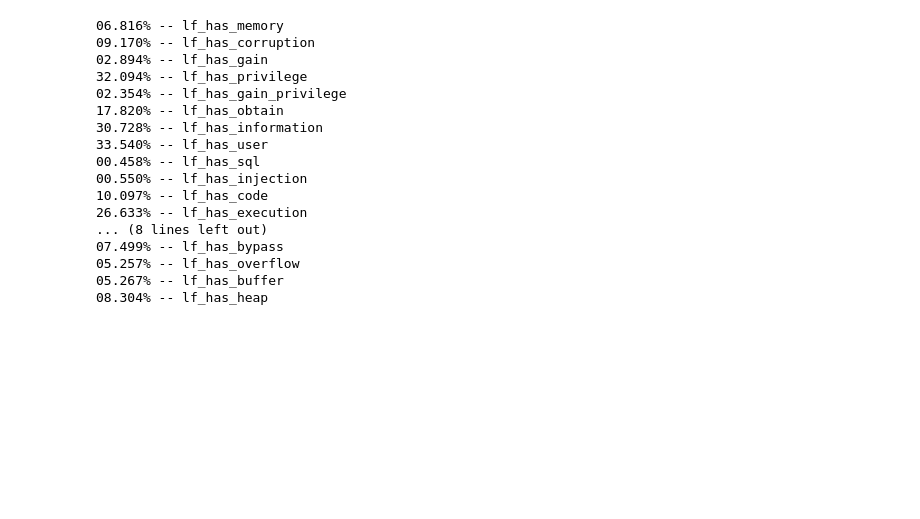
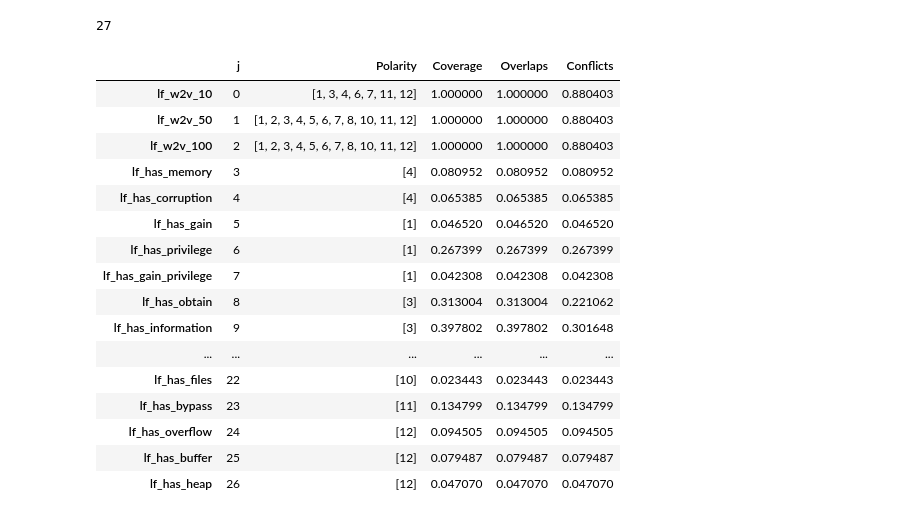
Before and after one commit to davidlpgomes/snorkel-tests, a Jupyter notebook: Snorkel.ipynb, the cells around one changed output. Drawn from its saved outputs; the diff is of its cells as text; code cells hidden in the pictures; blank space fills up the shorter version.

```diff
--- a/Snorkel.ipynb
+++ b/Snorkel.ipynb
@@ -87,0 +244,2 @@ print_most_used_words_in_cves_by_label('Overflow', 10)
+# %%
+y_true = pd.DataFrame([LABELS[l.strip()] for l in cves['labels'].to_list()])
@@ -88 +251,25 @@ print_most_used_words_in_cves_by_label('Overflow', 10)
+# %%
+SUBSAMPLE_SIZE = 1000
+rng = np.random.default_rng()
+random_subsample_idxs = rng.choice(len(y_true), size=SUBSAMPLE_SIZE, replace=False)
+y_sub = [y_true[0].to_list()[i] for i in range(y_true.shape[0]) if i in random_subsample_idxs]
+X_sub = [documents[i] for i in range(len(documents)) if i in random_subsample_idxs]
+# %%
+w2vs = [gensim_word2vec_lf_10, gensim_word2vec_lf_50, gensim_word2vec_lf_100]
+
+for i in range(len(w2vs)):
+    Xs = []
+
+    for sentence in X_sub:
+        wvs = []
+
+        for word in sentence:
+            try:
+                wvs.append(w2vs[i].wv[word])
+            except KeyError:
+                wvs.append(np.zeros(VECTOR_SIZE))
+
+        Xs.append(np.mean(wvs, axis=0))
+
+    ms_w2v[i].fit(Xs, y_sub)
 # %%
@@ -216,6 +443,9 @@ def lf_has_heap(x):
     return LABELS['Overflow'] if 'heap' in x.summary.lower() else ABSTAIN
 # %%
 lfs = [
+    lf_w2v_10,
+    lf_w2v_50,
+    lf_w2v_100,
     lf_has_memory,
     lf_has_corruption,
     lf_has_gain,
@@ -223,9 +453,10 @@ lfs = [
     lf_has_gain_privilege,
     lf_has_obtain,
     lf_has_information,
-    lf_has_user,
+    # lf_has_user,
     lf_has_sql,
     lf_has_injection,
+    lf_has_csrf,
     lf_has_code,
     lf_has_execution,
     lf_has_denial,
@@ -241,6 +472,9 @@ lfs = [
     lf_has_buffer,
     lf_has_heap,
 ]
+len(lfs)
+# %% [output]
+27
 # %%
 applier = PandasLFApplier(lfs=lfs)
 L_train = applier.apply(df=cves)
@@ -249,25 +481,27 @@ y_train = pd.DataFrame([LABELS[l.strip()] for l in cves['labels'].to_list()])
 # %%
 # Porcentagem de pontos que cada LF positiva
-coverages = (L_train != ABSTAIN).mean(axis=0)
-lfs_coverages = {lfs[i].__repr__().split(' ')[1].replace(',', ''): coverages[i] for i in range(len(lfs))}
+# coverages = (L_train != ABSTAIN).mean(axis=0)
+# lfs_coverages = {lfs[i].__repr__().split(' ')[1].replace(',', ''): coverages[i] for i in range(len(lfs))}
 
-for key, value in lfs_coverages.items():
-    print(f'{value * 100:06.3f}% -- {key}')
+# for key, value in lfs_coverages.items():
+#     print(f'{value * 100:06.3f}% -- {key}')
+
+LFAnalysis(L=L_train, lfs=lfs).lf_summary()
 # %% [output]
-06.816% -- lf_has_memory
-09.170% -- lf_has_corruption
-02.894% -- lf_has_gain
-32.094% -- lf_has_privilege
-02.354% -- lf_has_gain_privilege
-17.820% -- lf_has_obtain
-30.728% -- lf_has_information
-33.540% -- lf_has_user
-00.458% -- lf_has_sql
-00.550% -- lf_has_injection
-10.097% -- lf_has_code
-26.633% -- lf_has_execution
-... (8 lines left out)
-07.499% -- lf_has_bypass
-05.257% -- lf_has_overflow
-05.267% -- lf_has_buffer
-08.304% -- lf_has_heap
+|  | j | Polarity | Coverage | Overlaps | Conflicts |
+| lf_w2v_10 | 0 | [1, 3, 4, 6, 7, 11, 12] | 1.000000 | 1.000000 | 0.880403 |
+| lf_w2v_50 | 1 | [1, 2, 3, 4, 5, 6, 7, 8, 10, 11, 12] | 1.000000 | 1.000000 | 0.880403 |
+| lf_w2v_100 | 2 | [1, 2, 3, 4, 5, 6, 7, 8, 10, 11, 12] | 1.000000 | 1.000000 | 0.880403 |
+| lf_has_memory | 3 | [4] | 0.080952 | 0.080952 | 0.080952 |
+| lf_has_corruption | 4 | [4] | 0.065385 | 0.065385 | 0.065385 |
+| lf_has_gain | 5 | [1] | 0.046520 | 0.046520 | 0.046520 |
+| lf_has_privilege | 6 | [1] | 0.267399 | 0.267399 | 0.267399 |
+| lf_has_gain_privilege | 7 | [1] | 0.042308 | 0.042308 | 0.042308 |
+| lf_has_obtain | 8 | [3] | 0.313004 | 0.313004 | 0.221062 |
+| lf_has_information | 9 | [3] | 0.397802 | 0.397802 | 0.301648 |
+| ... | ... | ... | ... | ... | ... |
+| lf_has_files | 22 | [10] | 0.023443 | 0.023443 | 0.023443 |
+| lf_has_bypass | 23 | [11] | 0.134799 | 0.134799 | 0.134799 |
+| lf_has_overflow | 24 | [12] | 0.094505 | 0.094505 | 0.094505 |
+| lf_has_buffer | 25 | [12] | 0.079487 | 0.079487 | 0.079487 |
+| lf_has_heap | 26 | [12] | 0.047070 | 0.047070 | 0.047070 |
```
Also changed, not shown: parts of 28 cells of this notebook, 2 other files.
